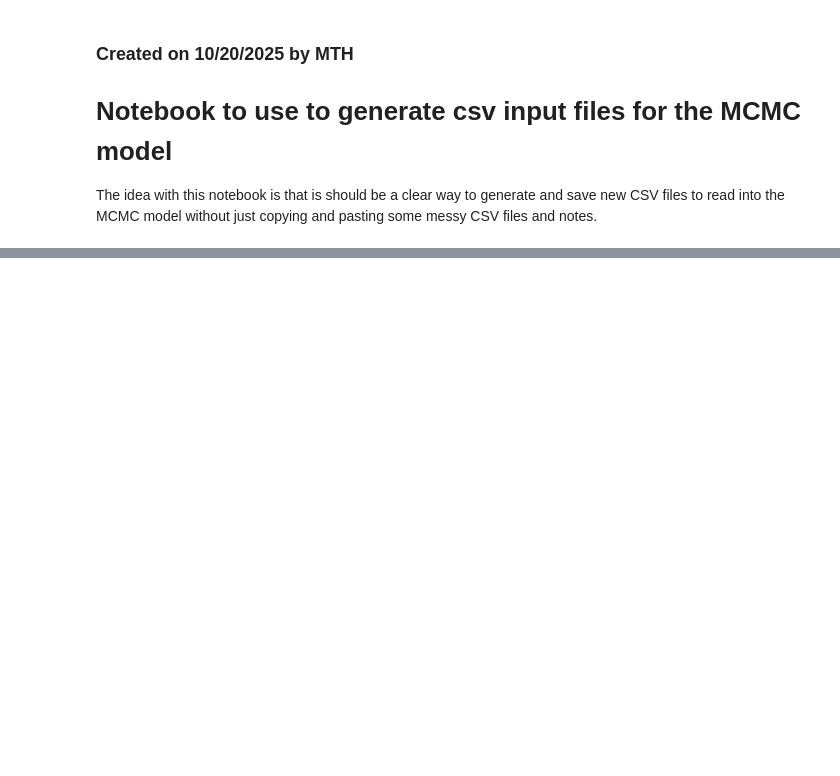
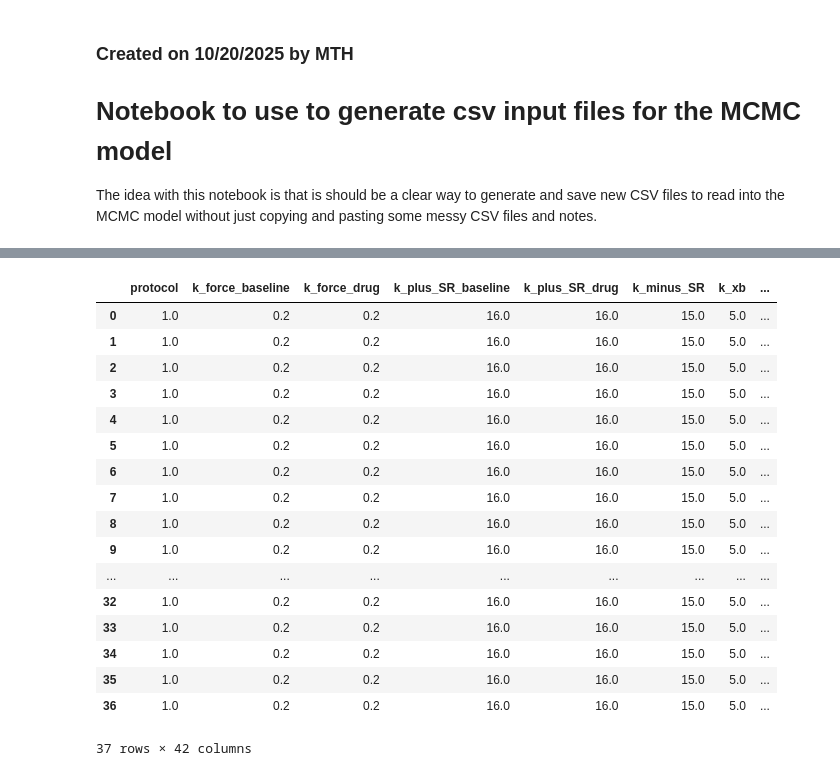
Before and after one commit to marcushock/dATP_multiscale_modeling, a Jupyter notebook: Misc_notebooks/parameter_input_generator.ipynb, the cells around one changed output, grey strips where cells are left out. Saved outputs shown, nothing was run; the diff lists cells and outputs as text; code cells hidden in the pictures; blank space fills up the shorter version.

```diff
--- a/Misc_notebooks/parameter_input_generator.ipynb
+++ b/Misc_notebooks/parameter_input_generator.ipynb
@@ -166,7 +172,28 @@ def add_parameter_grid(df, param_grid):
     return add_parameter_experiments(df, experiments)
 # %%
 drug_conc = add_parameter_grid(previous_csv, {
+    'K_D': [0.5934, 0.25, 1.0],
+    'coop_N': [1, 1.19, 1.5],
     'percent_drug': [0.3, 1, 3, 30],
 })
 
-drug_conc.to_csv('temp_output/high_conc_afi_test.csv', index=False)
+drug_conc# .to_csv('temp_output/pset_A_K_D_and_K_coop_exploration.csv', index=False)
+# %% [output]
+|  | protocol | k_force_baseline | k_force_drug | k_plus_SR_baseline | k_plus_SR_drug | k_minus_SR | k_xb | ... |
+| 0 | 1.0 | 0.2 | 0.2 | 16.0 | 16.0 | 15.0 | 5.0 | ... |
+| 1 | 1.0 | 0.2 | 0.2 | 16.0 | 16.0 | 15.0 | 5.0 | ... |
+| 2 | 1.0 | 0.2 | 0.2 | 16.0 | 16.0 | 15.0 | 5.0 | ... |
+| 3 | 1.0 | 0.2 | 0.2 | 16.0 | 16.0 | 15.0 | 5.0 | ... |
+| 4 | 1.0 | 0.2 | 0.2 | 16.0 | 16.0 | 15.0 | 5.0 | ... |
+| 5 | 1.0 | 0.2 | 0.2 | 16.0 | 16.0 | 15.0 | 5.0 | ... |
+| 6 | 1.0 | 0.2 | 0.2 | 16.0 | 16.0 | 15.0 | 5.0 | ... |
+| 7 | 1.0 | 0.2 | 0.2 | 16.0 | 16.0 | 15.0 | 5.0 | ... |
+| 8 | 1.0 | 0.2 | 0.2 | 16.0 | 16.0 | 15.0 | 5.0 | ... |
+| 9 | 1.0 | 0.2 | 0.2 | 16.0 | 16.0 | 15.0 | 5.0 | ... |
+| ... | ... | ... | ... | ... | ... | ... | ... | ... |
+| 32 | 1.0 | 0.2 | 0.2 | 16.0 | 16.0 | 15.0 | 5.0 | ... |
+| 33 | 1.0 | 0.2 | 0.2 | 16.0 | 16.0 | 15.0 | 5.0 | ... |
+| 34 | 1.0 | 0.2 | 0.2 | 16.0 | 16.0 | 15.0 | 5.0 | ... |
+| 35 | 1.0 | 0.2 | 0.2 | 16.0 | 16.0 | 15.0 | 5.0 | ... |
+| 36 | 1.0 | 0.2 | 0.2 | 16.0 | 16.0 | 15.0 | 5.0 | ... |
+37 rows × 42 columns
```
Also changed, not shown: parts of 3 cells of this notebook, 1 other file.
